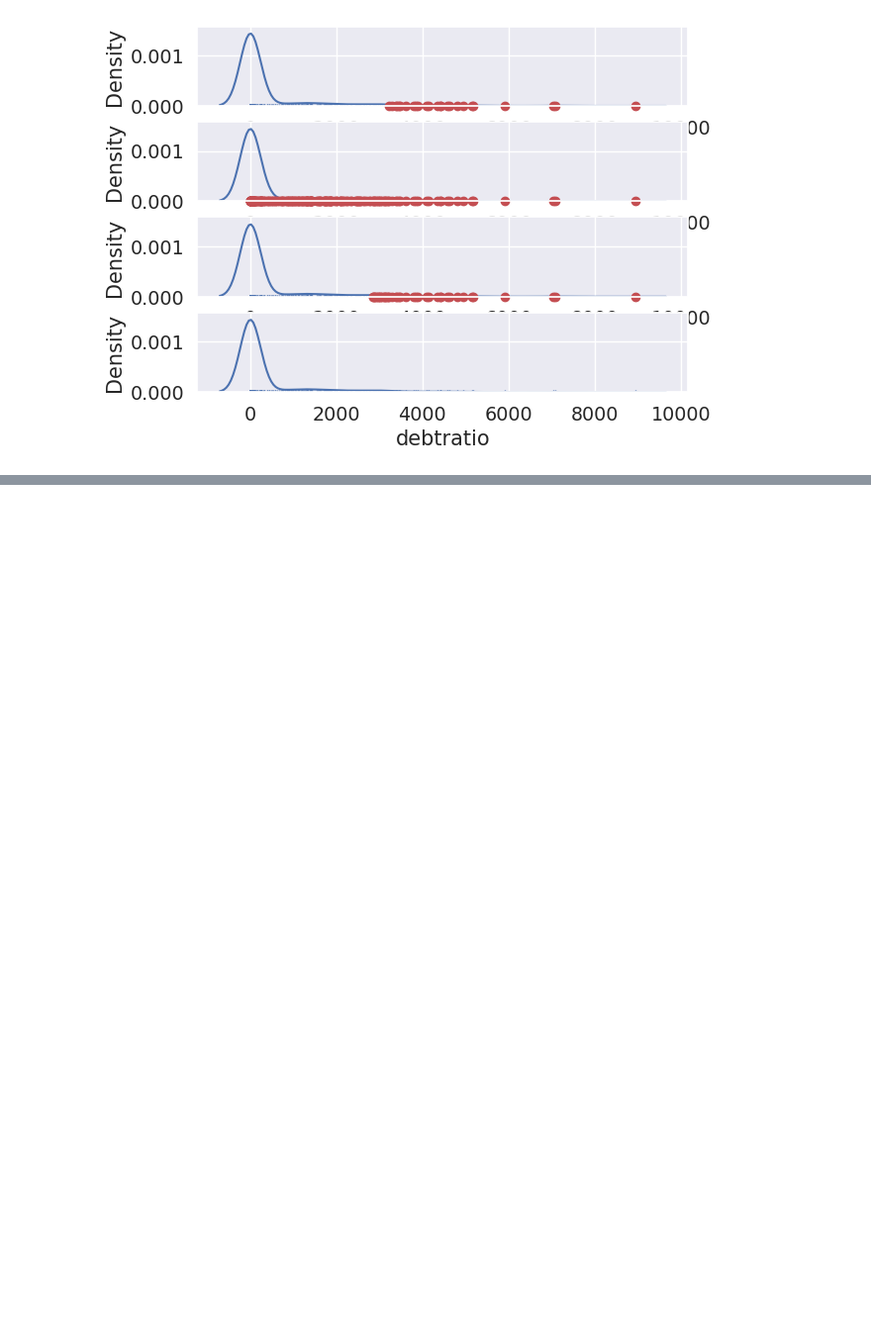
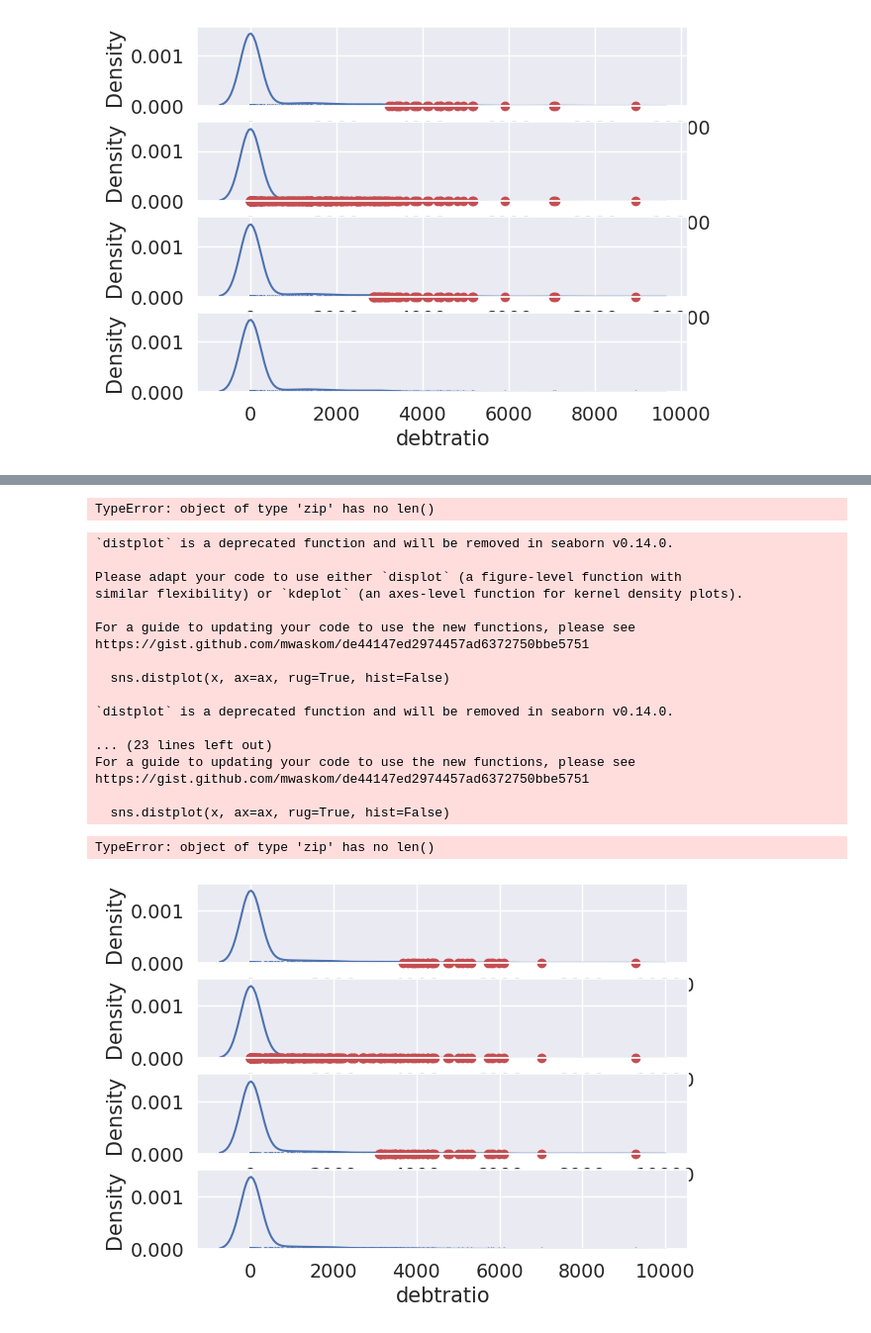
Before and after one commit to LiXinYiEmily/STAT3011_2324_GP7, a Jupyter notebook: replication.ipynb, the cells around one changed output, grey strips where cells are left out. Shown at 99% size. Drawn from its saved outputs; the diff is of its cells as text; code cells hidden in the pictures; blank space fills up the shorter version.

```diff
--- a/replication.ipynb
+++ b/replication.ipynb
@@ -385,0 +455,9 @@ TypeError: object of type 'zip' has no len()
+# %%
+ageNew = []
+for val in training_data.age:
+    if val > 21:
+        ageNew.append(val)
+    else:
+        ageNew.append(21)
+
+training_data.age = ageNew
@@ -385,0 +483,48 @@ TypeError: object of type 'zip' has no len()
+# %%
+New = []
+med = training_data.numberoftime3059dayspastduenotworse.median()
+for val in training_data.numberoftime3059dayspastduenotworse:
+    if ((val == 98) | (val == 96)):
+        New.append(med)
+    else:
+        New.append(val)
+
+training_data.numberoftime3059dayspastduenotworse = New
+# %%
+def outlierRatio(data):
+    functions = [percentile_based_outlier, mad_based_outlier, std_div, outlierVote]
+    outlierDict = {}
+    for func in functions:
+        funcResult = func(data)
+        count = 0
+        for val in funcResult:
+            if val == True:
+                count += 1
+        outlierDict[str(func)[10:].split()[0]] = [count, '{:.2f}%'.format((float(count)/len(data))*100)]
+
+    return outlierDict
+outlierRatio(training_data.debtratio)
+# %% [output]
+TypeError: object of type 'zip' has no len()
+# %%
+plotOutlier(training_data.debtratio.sample(1000))
+# %% [output]
+`distplot` is a deprecated function and will be removed in seaborn v0.14.0.
+
+Please adapt your code to use either `displot` (a figure-level function with
+similar flexibility) or `kdeplot` (an axes-level function for kernel density plots).
+
+For a guide to updating your code to use the new functions, please see
+https://gist.github.com/mwaskom/de44147ed2974457ad6372750bbe5751
+
+  sns.distplot(x, ax=ax, rug=True, hist=False)
+
+`distplot` is a deprecated function and will be removed in seaborn v0.14.0.
+
+... (23 lines left out)
+For a guide to updating your code to use the new functions, please see
+https://gist.github.com/mwaskom/de44147ed2974457ad6372750bbe5751
+
+  sns.distplot(x, ax=ax, rug=True, hist=False)
+TypeError: object of type 'zip' has no len()
+[figure, added]
```
Also changed, not shown: parts of 49 cells of this notebook.
